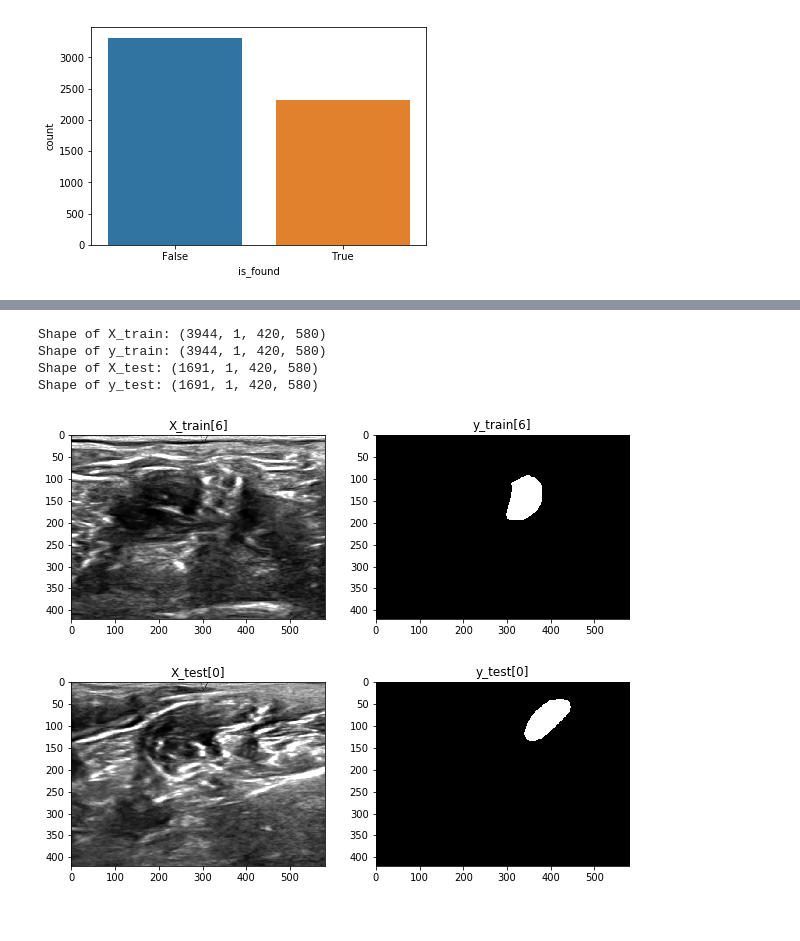
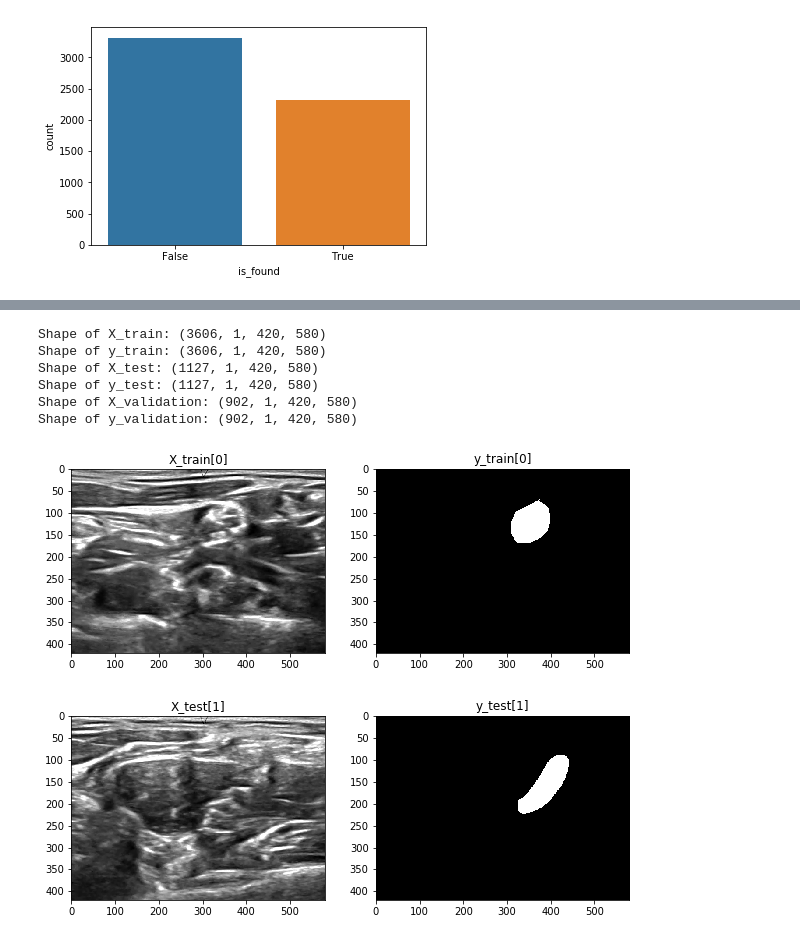
Before and after one commit to woo-chia-wei/ultrasound-nerve-segmentation, a Jupyter notebook: split-dataset.ipynb, the cells around one changed output, grey strips where cells are left out. Cells and saved outputs as stored; diff of their text form; code cells hidden in the pictures.

Commit message:
Updated data splitting, generate validation set

```diff
--- a/split-dataset.ipynb
+++ b/split-dataset.ipynb
@@ -54,10 +54,17 @@ plt.show()
 # %% [output]
 [figure]
 # %%
+split_ratio = 0.2
 X = data
 y = data['is_found']
-X_train, X_test, y_train, y_test = train_test_split(X, y, test_size=0.3, stratify=y, random_state=42)
-
+X_train, X_test, y_train, y_test = train_test_split(X, y,
+                                                    test_size=split_ratio,
+                                                    stratify=X['is_found'],
+                                                    random_state=42)
+X_train, X_validation, y_train, y_validation = train_test_split(X_train, y_train,
+                                                                test_size=split_ratio,
+                                                                stratify=X_train['is_found'],
+                                                                random_state=42)
 X_train_new = X_train.copy()
 X_train_new['type']='train'
 X_train = X_train_new
@@ -66,8 +73,21 @@ X_test_new = X_test.copy()
 X_test_new['type']='test'
 X_test = X_test_new
 
-data = pd.concat([X_train, X_test], axis='index')
-data.head()
+X_validation_new = X_validation.copy()
+X_validation_new['type']='validation'
+X_validation = X_validation_new
+
+data = pd.concat([X_train, X_test, X_validation], axis='index')
+display(data.groupby('type').head(2))
+
+ax = sns.countplot(x="type", hue="is_found", data=data)
+ax.set_title('Train-Test-Validation Dataset', fontsize=14)
+ax.set_ylim((0, 3000))
+for rect in ax.patches:
+    x = rect.get_x() + 0.08
+    y = rect.get_y() + rect.get_height() + 50
+    ax.text(x, y, "{:,}".format(rect.get_height()), color='black')
+plt.show()
 # %% [output]
 |  | image_name | is_found | mask_image_name | type |
 | name |  |  |  |  |
@@ -99,16 +116,22 @@ X_train = create_image_arrays('image_name', 'train')
 y_train = create_image_arrays('mask_image_name', 'train')
 X_test = create_image_arrays('image_name', 'test')
 y_test = create_image_arrays('mask_image_name', 'test')
+X_validation = create_image_arrays('image_name', 'validation')
+y_validation = create_image_arrays('mask_image_name', 'validation')
 
 print('Shape of X_train:', X_train.shape)
 print('Shape of y_train:', y_train.shape)
 print('Shape of X_test:', X_test.shape)
 print('Shape of y_test:', y_test.shape)
+print('Shape of X_validation:', X_validation.shape)
+print('Shape of y_validation:', y_validation.shape)
 # %% [output]
-Shape of X_train: (3944, 1, 420, 580)
-Shape of y_train: (3944, 1, 420, 580)
-Shape of X_test: (1691, 1, 420, 580)
-Shape of y_test: (1691, 1, 420, 580)
+Shape of X_train: (3606, 1, 420, 580)
+Shape of y_train: (3606, 1, 420, 580)
+Shape of X_test: (1127, 1, 420, 580)
+Shape of y_test: (1127, 1, 420, 580)
+Shape of X_validation: (902, 1, 420, 580)
+Shape of y_validation: (902, 1, 420, 580)
 # %%
 def display_train_image(index):
     fig, (ax1, ax2) = plt.subplots(figsize=(10, 4), ncols=2)
@@ -128,8 +159,8 @@ def display_test_image(index):
 # %%
-display_train_image(6)
+display_train_image(0)
 # %% [output]
-[figure, old version]
+[figure, new version]
 # %%
-display_test_image(0)
+display_test_image(1)
 # %% [output]
-[figure, old version]
+[figure, new version]
```
Also changed, not shown: parts of 5 cells of this notebook, 1 other file.
